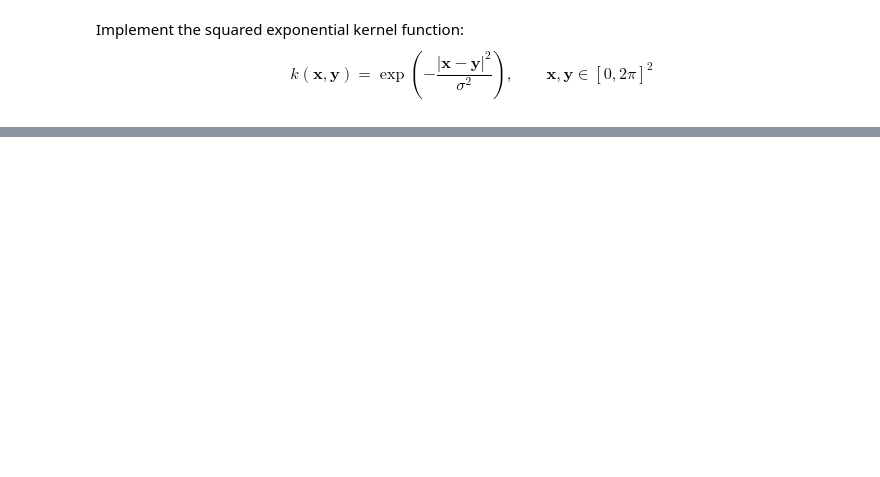
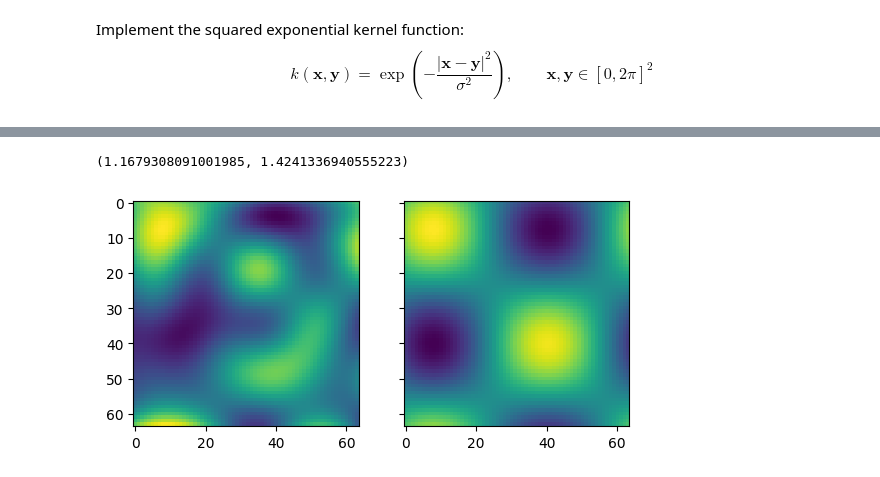
Before and after one commit to JaviMaligno/LTCC, a Jupyter notebook: KernelMethods/Exercise2.ipynb, the cells around one changed output, grey strips where cells are left out. Saved outputs shown, nothing was run; the diff lists cells and outputs as text; code cells hidden in the pictures; blank space fills up the shorter version.

Commit message:
Kernel Ridge Regression Implemented

```diff
--- a/KernelMethods/Exercise2.ipynb
+++ b/KernelMethods/Exercise2.ipynb
@@ -106,7 +105,7 @@ k(\mathbf{x},\mathbf{y}) = \exp \left( -\frac{|\mathbf{x} - \mathbf{y}|^2 }{\sig
 \end{equation}
 # %%
 def kernel(x1, x2, sigma):
-    return np.exp(-sp_linalg.norm(x1-x2, 2)/sigma**2)
+    return np.exp(-sp_linalg.norm(x1-x2, 2)**2/sigma**2)
 # %%
 # Kernel elements
 #Nx = 64
@@ -121,8 +120,10 @@ sigma = 2.0
 k_DD = np.zeros((Ntrain, Ntrain))
 k_Dx = np.zeros((Ntrain, Ntest))
 
-# Compute k_DD
+# Compute k_DD and y
 k_DD = np.zeros((Ntrain, Ntrain))
+y = np.zeros(Ntrain)
+Xtrain = np.zeros((Ntrain,2))
 
 a = 0
 b = 0
@@ -137,6 +138,8 @@ for i in range(Nx_data):
                 x1 = np.array([xgrid_data[j], xgrid_data[i]])
                 x2 = np.array([xgrid_data[l], xgrid_data[k]])
                 k_DD[a,b] = kernel(x1, x2, sigma)
+                y[a] = image[j,i]
+                Xtrain[a] = x1
                 b += 1
         b = 0
         a += 1
@@ -142,0 +153,6 @@ for i in range(Nx_data):
+# %%
+l = 0.001
+I = np.eye(Ntrain)
+M = np.linalg.inv(k_DD + l*I)
+alpha = np.dot(M,y)
+Xtrain
@@ -142,0 +177,36 @@ for i in range(Nx_data):
+# %%
+def f_star(alpha, Xtrain, x, Ntrain, kernel, sigma):
+    k = np.zeros(Ntrain)
+    for i in range(Ntrain):
+        k[i] = kernel(Xtrain[i], x, sigma)
+    return np.dot(alpha, k)
+# %%
+f_star(alpha, Xtrain, np.array([0,0]), Ntrain, kernel, sigma), y[0]
+# %% [output]
+(1.1679308091001985, 1.4241336940555223)
+# %%
+image_regression = np.zeros((Nx_true, Nx_true))
+for i,j in itt.product(range(Nx_true), range(Nx_true)):
+    x = np.array([xgrid_true[i], xgrid_true[j]])
+    image_regression[i,j] = f_star(alpha, Xtrain, x, Ntrain, kernel, sigma)
+
+
+#plt.imshow(image_regression)
+#plt.colorbar()
+#plt.show()
+
+f, (ax1, ax2) = plt.subplots(1, 2, sharey=True)
+#ax1.pcolormesh(image_regression)
+#ax2.pcolormesh(image_true)
+im1 = ax1.imshow(image_regression)
+im2 = ax2.imshow(image_true)
+cb1 = f.colorbar(im1)
+cb2 = f.colorbar(im2)
+cb1.remove()
+cb2.remove()
+
+plt.show()
+
+# MAKE IT BIGGER, ADD TITLE/CAPTION WITH VALUES OF LAMBDA AND SIGMA, DO A LOOP TO PLOT OVER THE DIFFERENT VALUES, REFACTOR EVERYTHING INTO A FUNCTION
+# %% [output]
+[figure, added]
```
Also changed, not shown: parts of 6 cells of this notebook.
